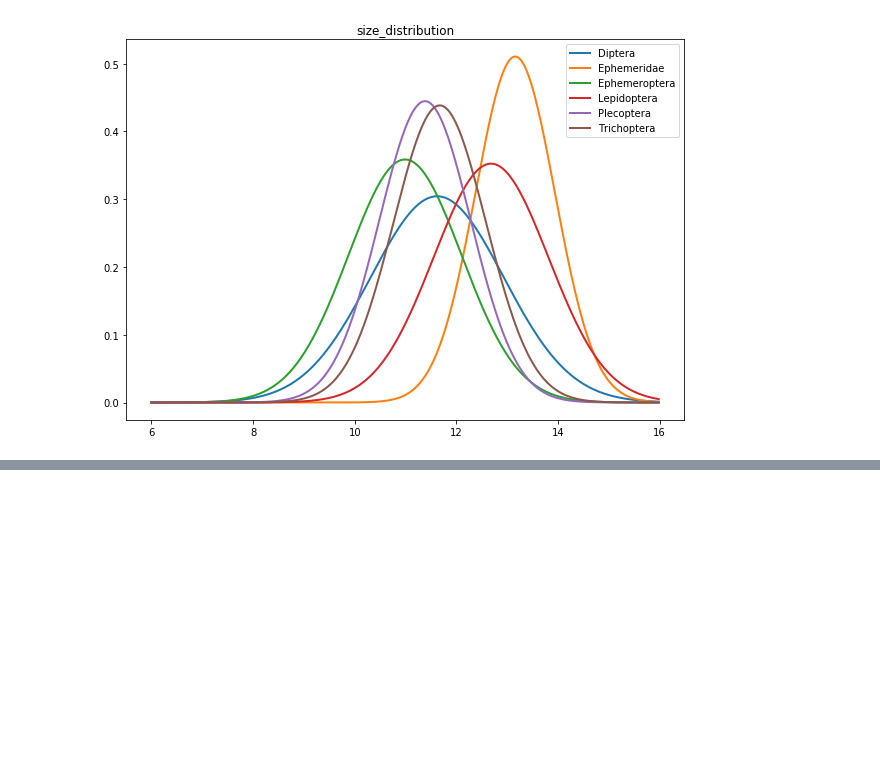
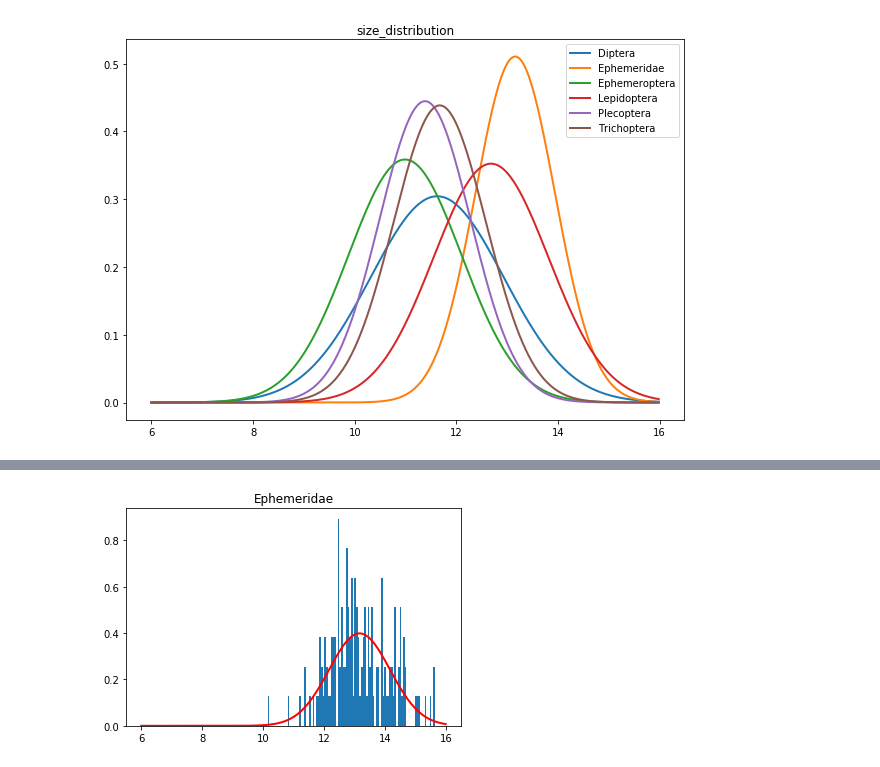
Before and after one commit to keiiti975/Insect_Phenology_Detector, a Jupyter notebook: result/classification/dataset_distributions/dataset_distributions.ipynb, the cells around one changed output, grey strips where cells are left out. Cells and saved outputs as stored; diff of their text form; code cells hidden in the pictures; blank space fills up the shorter version.

```diff
--- a/result/classification/dataset_distributions/dataset_distributions.ipynb
+++ b/result/classification/dataset_distributions/dataset_distributions.ipynb
@@ -204,0 +203,8 @@ plt.legend()
+# %%
+x = np.log2(insect_size_dic["Ephemeridae"])
+x_convert = (x - mu[1]) / sigma[1]
+x_convert += mu[1]
+seq = np.arange(6.0, 16.0, 0.02)
+plot_hist_and_distribution(x_convert, seq, mu_converted[1], sigma_converted[1], "Ephemeridae")
+# %% [output]
+[figure, added]
```
Also changed, not shown: parts of 32 cells of this notebook.
